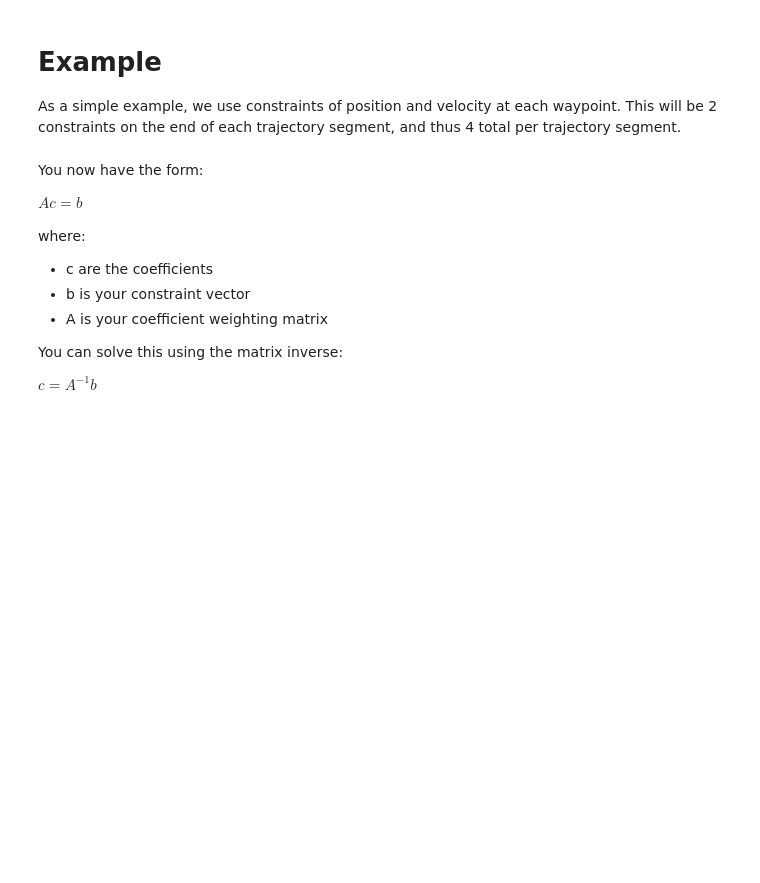
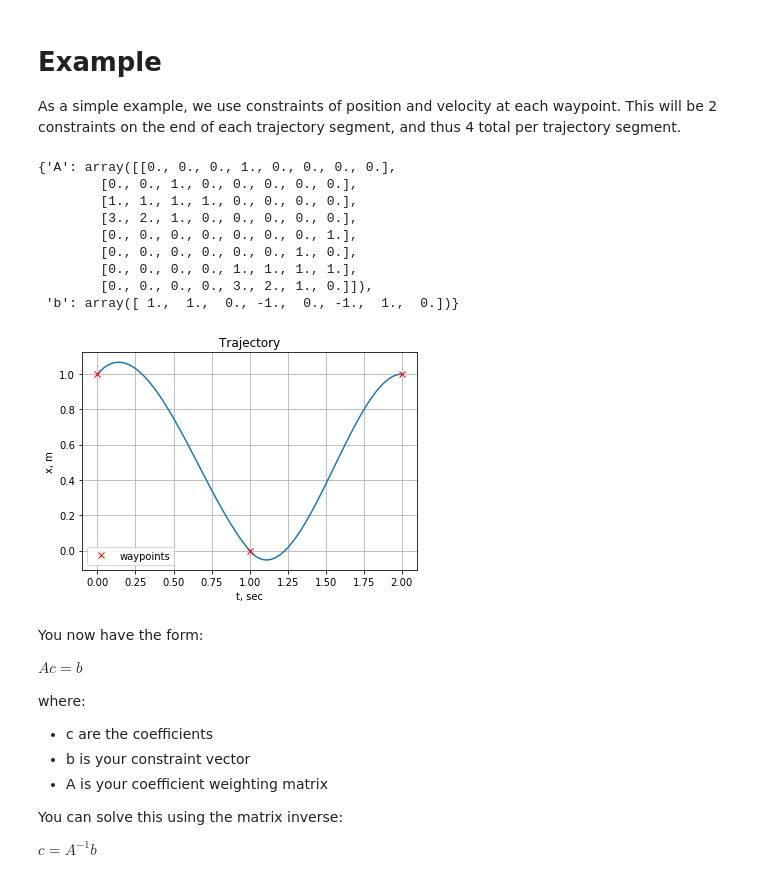
Before and after one commit to jgoppert/bswarm, a Jupyter notebook: notebooks/W3-Time-Scaling-Multiple-Waypoints.ipynb, the cells around one changed output. Drawn from its saved outputs; the diff is of its cells as text; code cells hidden in the pictures; blank space fills up the shorter version.

```diff
--- a/notebooks/W3-Time-Scaling-Multiple-Waypoints.ipynb
+++ b/notebooks/W3-Time-Scaling-Multiple-Waypoints.ipynb
@@ -94,34 +94,57 @@ def find_trajectory(x_list, v_list, T, plot=False):
 
         # p1(1) = x[1]
         A[eq_num, n*i:n*(i+1)] = trajectory_coefficients(beta=1, m=0, n=n, T=T[i])
         b[eq_num] = x_list[i + 1]
         eq_num += 1
 
         # p1'(1) = v[1]
         A[eq_num, n*i:n*(i+1)] = trajectory_coefficients(beta=1, m=1, n=n, T=T[i])
         b[eq_num] = v_list[i + 1]
         eq_num += 1
 
     rank = np.linalg.matrix_rank(A)
     if rank < n_coeff:
         print('Matrix A not full rank, check constraints, rank: ', rank, '/', n_coeff)
         c = np.linalg.pinv(A).dot(b)
     else:
         c = np.linalg.inv(A).dot(b)
 
     t = []
     x = []
     for i in range(0, len(T)):
         ti = np.linspace(S[i], S[i+1])
         beta = time_scaling(ti, S[i], T[i])
         xi = np.polyval(c[n*i:n*(i+1)], beta)
         t.append(ti)
         x.append(xi)
     x = np.hstack(x)
     t = np.hstack(t)
     return locals()
 
-traj_data = find_trajectory(x_list=[1, 0, 1], v_list = [1, -1, 0], T=[1, 1], plot=False)
+traj_data = find_trajectory(x_list=[1, 0, 1], v_list = [1, -1, 0], T=[1, 1])
+plt.plot(traj_data['t'], traj_data['x']);
+plt.plot(traj_data['S'], traj_data['x_list'], 'rx', label='waypoints')
+plt.grid()
+plt.xlabel('t, sec')
+plt.ylabel('x, m')
+plt.title('Trajectory')
+plt.legend();
+
+{
+    'A': traj_data['A'],
+    'b': traj_data['b']
+}
+# %% [output]
+{'A': array([[0., 0., 0., 1., 0., 0., 0., 0.],
+        [0., 0., 1., 0., 0., 0., 0., 0.],
+        [1., 1., 1., 1., 0., 0., 0., 0.],
+        [3., 2., 1., 0., 0., 0., 0., 0.],
+        [0., 0., 0., 0., 0., 0., 0., 1.],
+        [0., 0., 0., 0., 0., 0., 1., 0.],
+        [0., 0., 0., 0., 1., 1., 1., 1.],
+        [0., 0., 0., 0., 3., 2., 1., 0.]]),
+ 'b': array([ 1.,  1.,  0., -1.,  0., -1.,  1.,  0.])}
+[figure, added]
 # %% [markdown]
 You now have the form:
 
```
Also changed, not shown: parts of 3 cells of this notebook.
